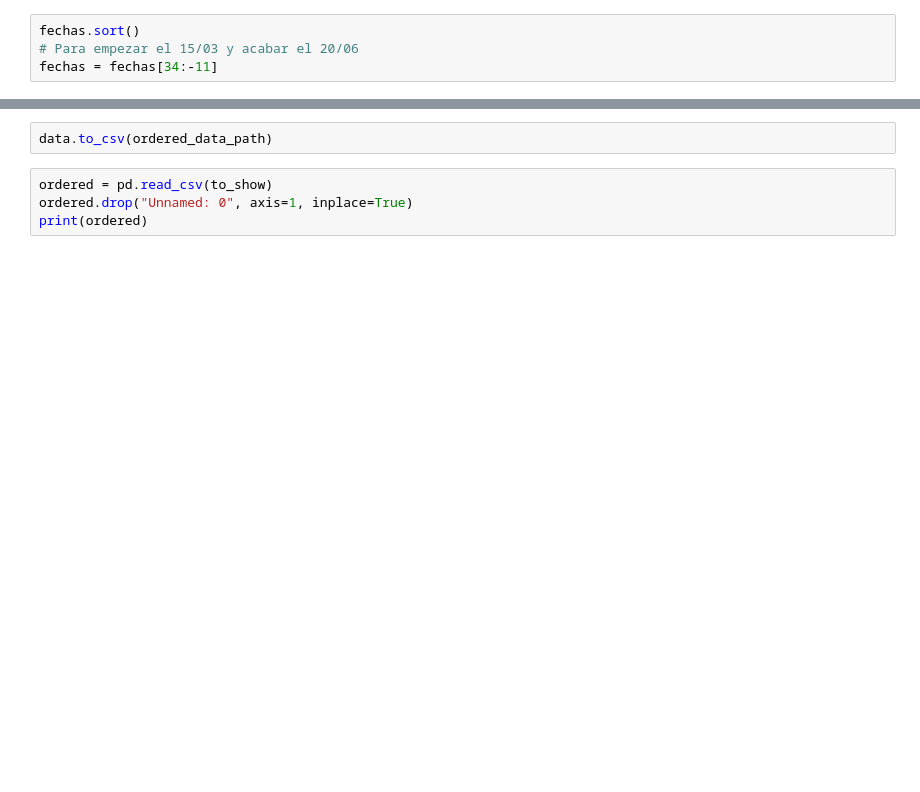
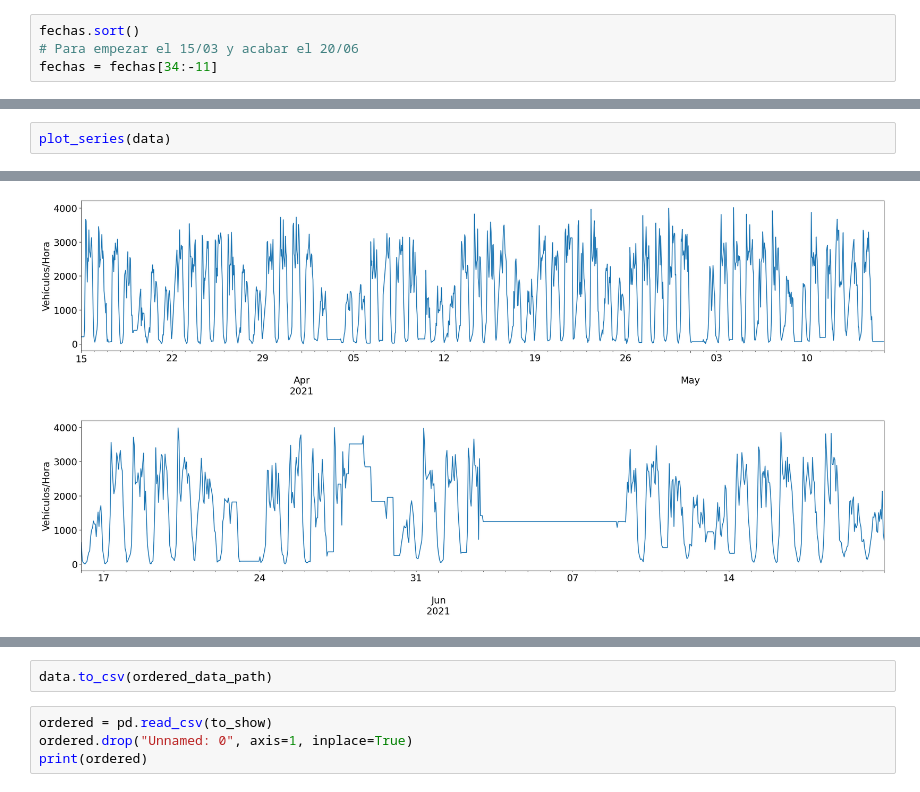
Before and after one commit to CristianViSa/TFM, a Jupyter notebook: tfm_limpieza_datos.ipynb, the cells around one changed output, grey strips where cells are left out. Cells and saved outputs as stored; diff of their text form; blank space fills up the shorter version.

```diff
--- a/tfm_limpieza_datos.ipynb
+++ b/tfm_limpieza_datos.ipynb
@@ -729,0 +276,3 @@ data
+# %%
+plot_series(data)
+# %% [output]
@@ -729,0 +293,2 @@ data
+[figure, added]
+[figure, added]
```
Also changed, not shown: parts of 68 cells of this notebook.
